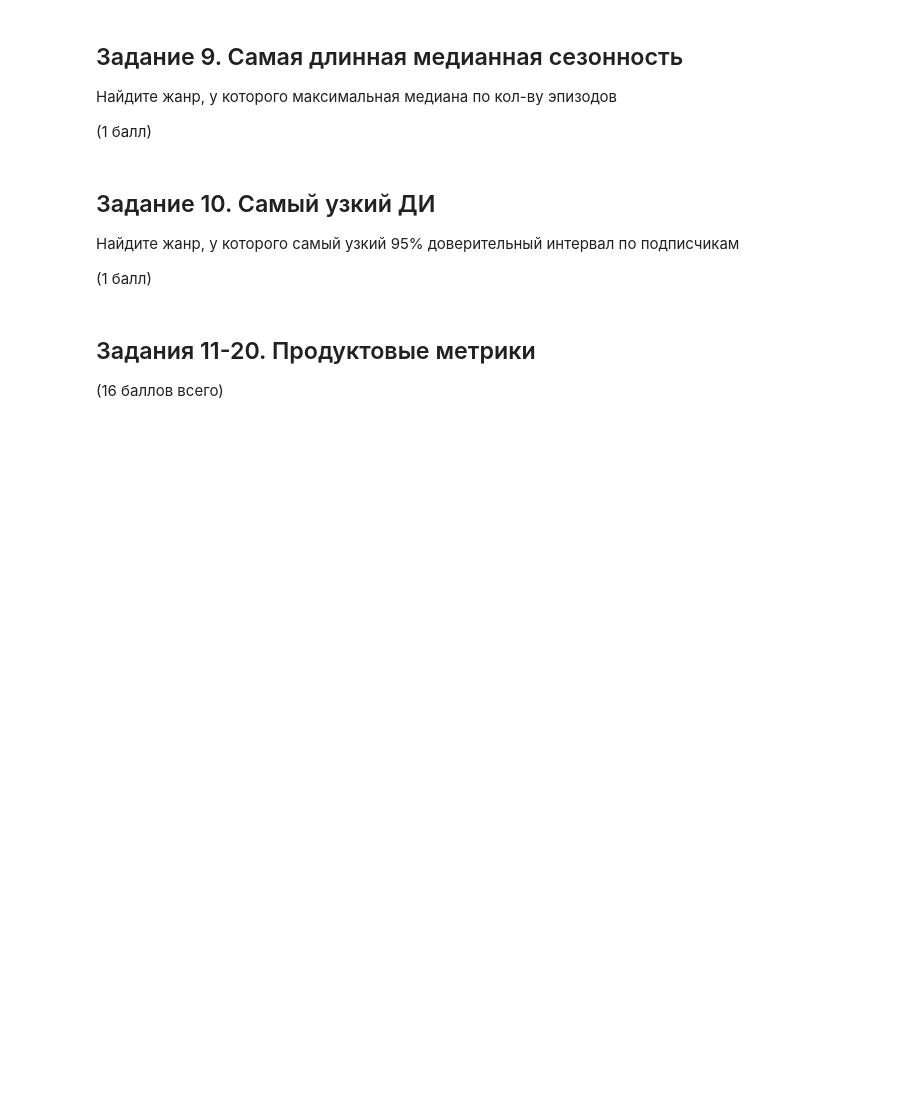
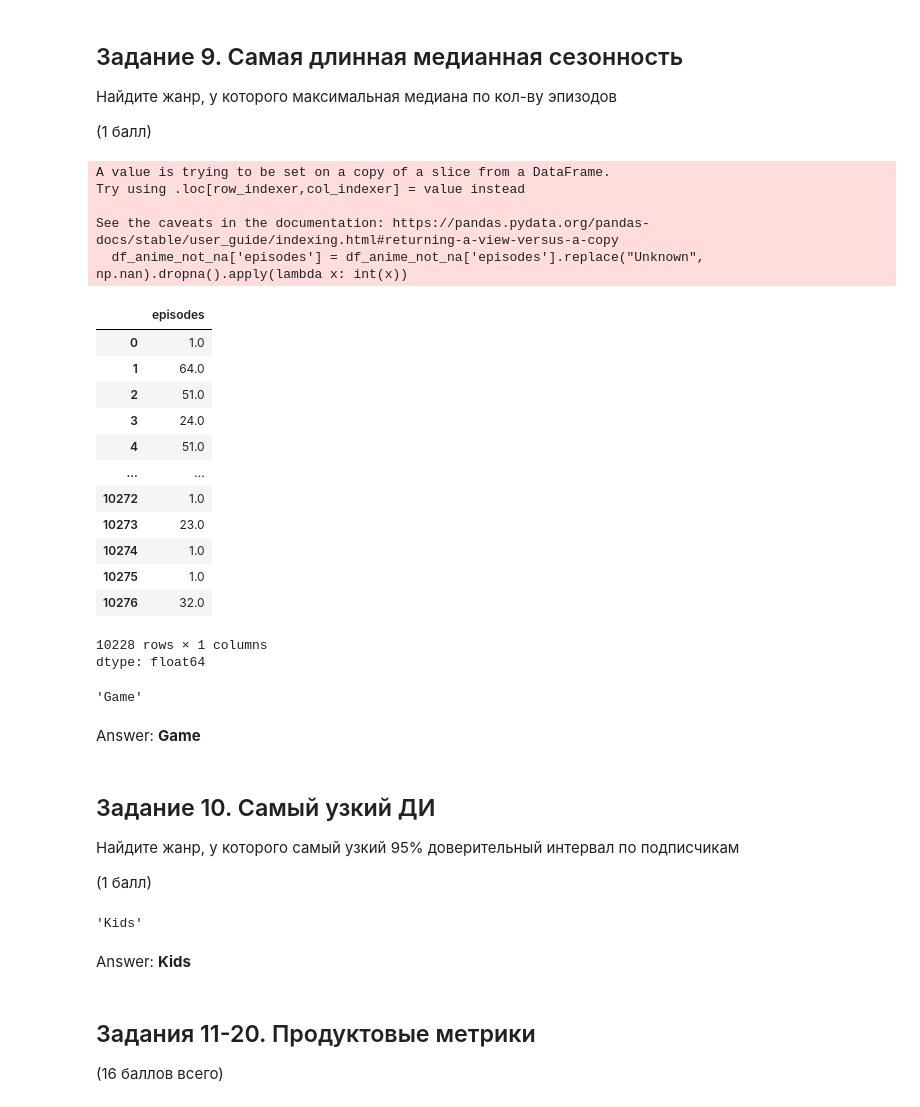
Before and after one commit to semwett0301/stat-ml-labs, a Jupyter notebook: statistic-course/math_stat_2.ipynb, the cells around one changed output. Cells and saved outputs as stored; diff of their text form; code cells hidden in the pictures; blank space fills up the shorter version.

```diff
--- a/statistic-course/math_stat_2.ipynb
+++ b/statistic-course/math_stat_2.ipynb
@@ -329,12 +329,70 @@ Answer: **Cars**
 Найдите жанр, у которого максимальная медиана по кол-ву эпизодов
 
 (1 балл)
+# %%
+df_anime_not_na['episodes'] = df_anime_not_na['episodes'].replace("Unknown", np.nan).dropna().apply(lambda x: int(x))
+df_anime_not_na['episodes']
+# %% [output]
+A value is trying to be set on a copy of a slice from a DataFrame.
+Try using .loc[row_indexer,col_indexer] = value instead
+
+See the caveats in the documentation: https://pandas.pydata.org/pandas-docs/stable/user_guide/indexing.html#returning-a-view-versus-a-copy
+  df_anime_not_na['episodes'] = df_anime_not_na['episodes'].replace("Unknown", np.nan).dropna().apply(lambda x: int(x))
+|  | episodes |
+| 0 | 1.0 |
+| 1 | 64.0 |
+| 2 | 51.0 |
+| 3 | 24.0 |
+| 4 | 51.0 |
+| ... | ... |
+| 10272 | 1.0 |
+| 10273 | 23.0 |
+| 10274 | 1.0 |
+| 10275 | 1.0 |
+| 10276 | 32.0 |
+10228 rows × 1 columns
+dtype: float64
+# %%
+top = 0
+top_name = None
+
+for genre in genres:
+
+  current_rating = df_anime_not_na[df_anime_not_na['genre'].str.contains(genre)]['episodes'].dropna()
+
+  if top < current_rating.median():
+    top = current_rating.median()
+    top_name = genre
+
+top_name
+# %% [output]
+'Game'
+# %% [markdown]
+Answer: **Game**
 # %% [markdown]
 ## Задание 10. Самый узкий ДИ
 
 Найдите жанр, у которого самый узкий 95% доверительный интервал по подписчикам
 
 (1 балл)
+# %%
+top = np.inf
+top_name = None
+
+for genre in genres:
+
+  current_rating = df_anime_not_na[df_anime_not_na['genre'].str.contains(genre)]['members'].dropna()
+  left, right = stats.t.interval(0.95, df=(len(current_rating) -1), loc=current_rating.mean(), scale=stats.sem(current_rating))
+
+  if top > right - left:
+    top = right - left
+    top_name = genre
+
+top_name
+# %% [output]
+'Kids'
+# %% [markdown]
+Answer: **Kids**
 # %% [markdown]
 ## Задания 11-20. Продуктовые метрики
 
```
Also changed, not shown: parts of 1 cell of this notebook.
